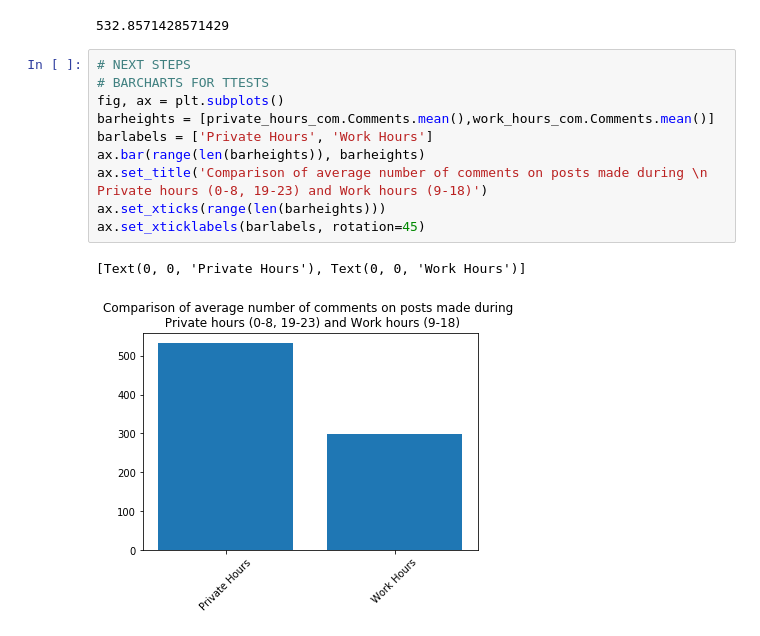
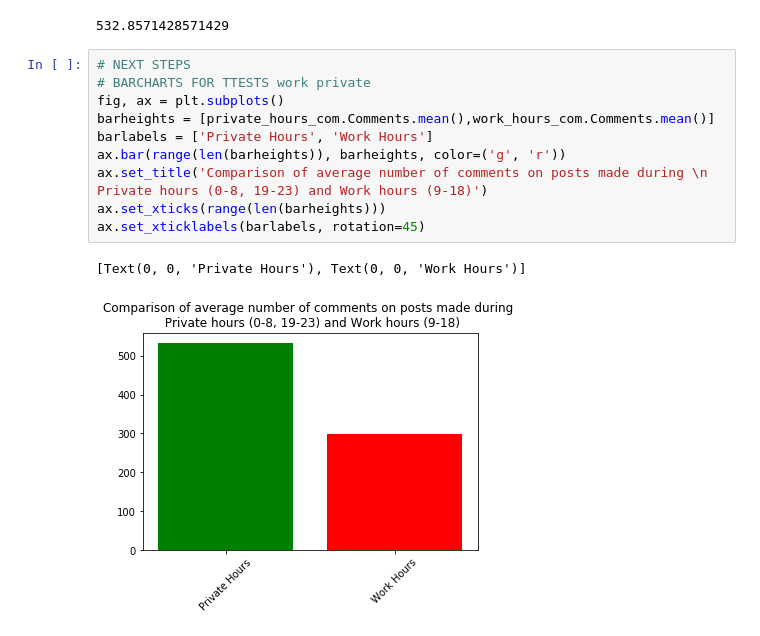
Before and after one commit to Jameshskelton/Simple-Reddit-Scraper, a Jupyter notebook: Scripts/EDA-and-Analysis.ipynb, the cells around one changed output. Cells and saved outputs as stored; diff of their text form.

Commit message:
colored the graphs

```diff
--- a/Scripts/EDA-and-Analysis.ipynb
+++ b/Scripts/EDA-and-Analysis.ipynb
@@ -362,14 +362,14 @@ private_hours_com.Comments.mean()
 532.8571428571429
 # %%
 # NEXT STEPS
-# BARCHARTS FOR TTESTS
+# BARCHARTS FOR TTESTS work private
 fig, ax = plt.subplots()
 barheights = [private_hours_com.Comments.mean(),work_hours_com.Comments.mean()]
 barlabels = ['Private Hours', 'Work Hours']
-ax.bar(range(len(barheights)), barheights)
+ax.bar(range(len(barheights)), barheights, color=('g', 'r'))
 ax.set_title('Comparison of average number of comments on posts made during \n Private hours (0-8, 19-23) and Work hours (9-18)')
 ax.set_xticks(range(len(barheights)))
 ax.set_xticklabels(barlabels, rotation=45)
 # %% [output]
 [Text(0, 0, 'Private Hours'), Text(0, 0, 'Work Hours')]
-[figure, old version]
+[figure, new version]
```
Also changed, not shown: parts of 1 cell of this notebook, 4 other files.
